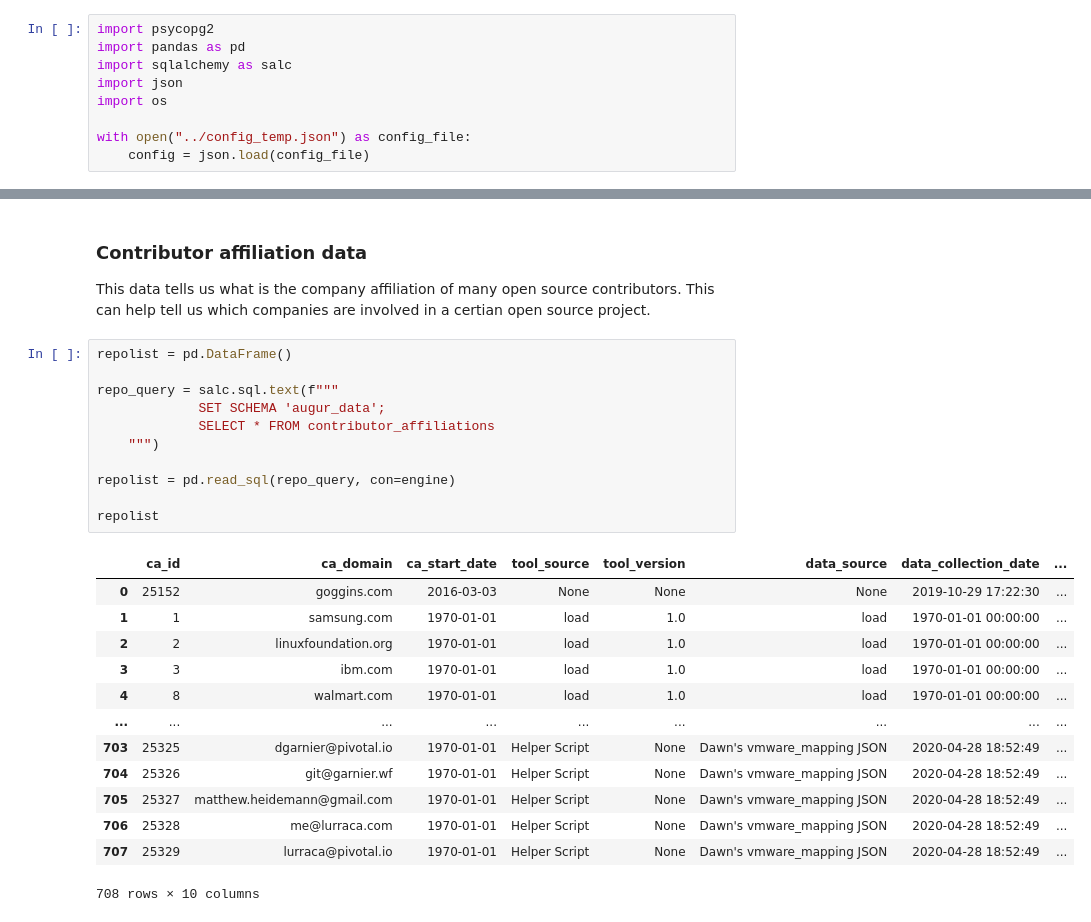
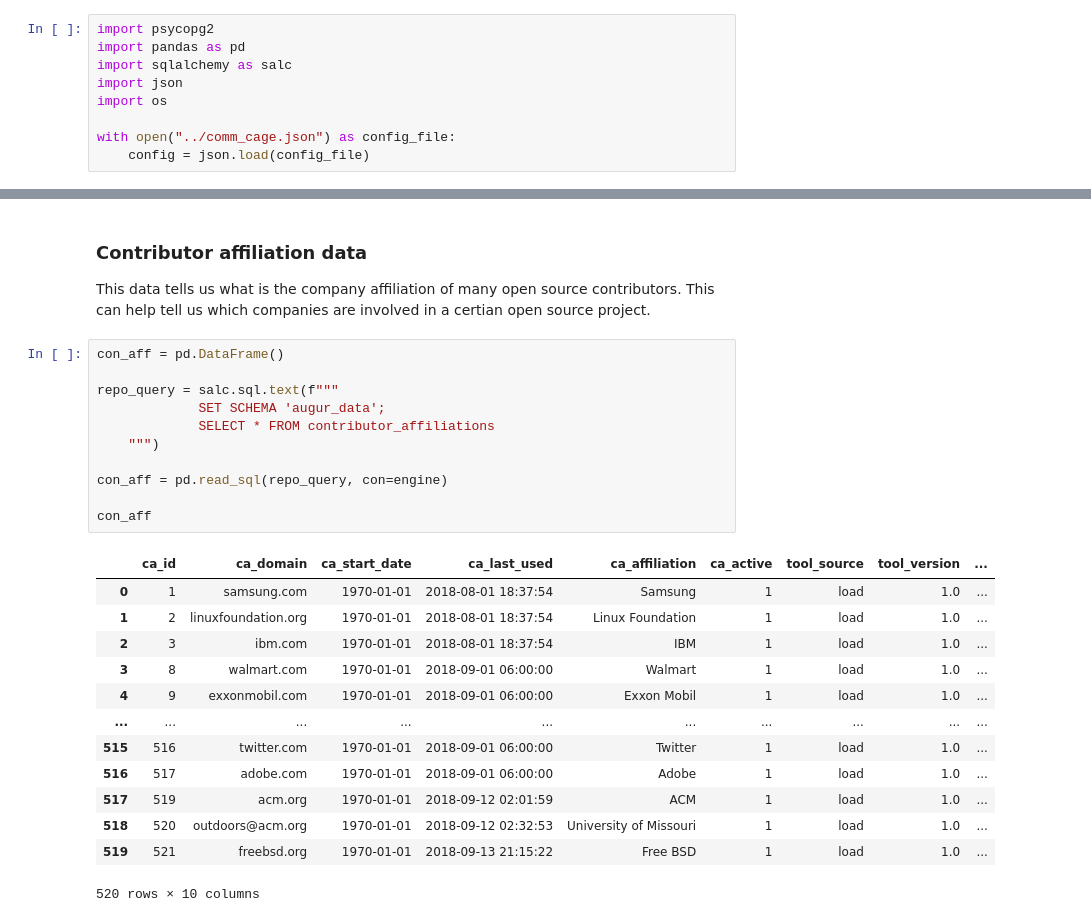
Before and after one commit to oss-aspen/Rappel, a Jupyter notebook: notebooks/START_HERE.ipynb, the cells around one changed output, grey strips where cells are left out. Saved outputs shown, nothing was run; the diff lists cells and outputs as text.

Commit message:
Bot analysis and start_here documentation

```diff
--- a/notebooks/START_HERE.ipynb
+++ b/notebooks/START_HERE.ipynb
@@ -19,7 +19,7 @@ import sqlalchemy as salc
 import json
 import os
 
-with open("../config_temp.json") as config_file:
+with open("../comm_cage.json") as config_file:
     config = json.load(config_file)
 # %%
 database_connection_string = 'postgresql+psycopg2://{}:{}@{}:{}/{}'.format(config['user'], config['password'], config['host'], config['port'], config['database'])
@@ -184,27 +202,27 @@ repolist
 
 This data tells us what is the company affiliation of many open source contributors. This can help tell us which companies are involved in a certian open source project.
 # %%
-repolist = pd.DataFrame()
+con_aff = pd.DataFrame()
 
 repo_query = salc.sql.text(f"""
              SET SCHEMA 'augur_data';
              SELECT * FROM contributor_affiliations
     """)
 
-repolist = pd.read_sql(repo_query, con=engine)
+con_aff = pd.read_sql(repo_query, con=engine)
 
-repolist
+con_aff
 # %% [output]
-|  | ca_id | ca_domain | ca_start_date | tool_source | tool_version | data_source | data_collection_date | ... |
-| 0 | 25152 | goggins.com | 2016-03-03 | None | None | None | 2019-10-29 17:22:30 | ... |
-| 1 | 1 | samsung.com | 1970-01-01 | load | 1.0 | load | 1970-01-01 00:00:00 | ... |
-| 2 | 2 | linuxfoundation.org | 1970-01-01 | load | 1.0 | load | 1970-01-01 00:00:00 | ... |
-| 3 | 3 | ibm.com | 1970-01-01 | load | 1.0 | load | 1970-01-01 00:00:00 | ... |
-| 4 | 8 | walmart.com | 1970-01-01 | load | 1.0 | load | 1970-01-01 00:00:00 | ... |
-| ... | ... | ... | ... | ... | ... | ... | ... | ... |
-| 703 | 25325 | dgarnier@pivotal.io | 1970-01-01 | Helper Script | None | Dawn's vmware_mapping JSON | 2020-04-28 18:52:49 | ... |
-| 704 | 25326 | git@garnier.wf | 1970-01-01 | Helper Script | None | Dawn's vmware_mapping JSON | 2020-04-28 18:52:49 | ... |
-| 705 | 25327 | matthew.heidemann@gmail.com | 1970-01-01 | Helper Script | None | Dawn's vmware_mapping JSON | 2020-04-28 18:52:49 | ... |
-| 706 | 25328 | me@lurraca.com | 1970-01-01 | Helper Script | None | Dawn's vmware_mapping JSON | 2020-04-28 18:52:49 | ... |
-| 707 | 25329 | lurraca@pivotal.io | 1970-01-01 | Helper Script | None | Dawn's vmware_mapping JSON | 2020-04-28 18:52:49 | ... |
+|  | ca_id | ca_domain | ca_start_date | ca_last_used | ca_affiliation | ca_active | tool_source | tool_version | ... |
+| 0 | 1 | samsung.com | 1970-01-01 | 2018-08-01 18:37:54 | Samsung | 1 | load | 1.0 | ... |
+| 1 | 2 | linuxfoundation.org | 1970-01-01 | 2018-08-01 18:37:54 | Linux Foundation | 1 | load | 1.0 | ... |
+| 2 | 3 | ibm.com | 1970-01-01 | 2018-08-01 18:37:54 | IBM | 1 | load | 1.0 | ... |
+| 3 | 8 | walmart.com | 1970-01-01 | 2018-09-01 06:00:00 | Walmart | 1 | load | 1.0 | ... |
+| 4 | 9 | exxonmobil.com | 1970-01-01 | 2018-09-01 06:00:00 | Exxon Mobil | 1 | load | 1.0 | ... |
+| ... | ... | ... | ... | ... | ... | ... | ... | ... | ... |
+| 515 | 516 | twitter.com | 1970-01-01 | 2018-09-01 06:00:00 | Twitter | 1 | load | 1.0 | ... |
+| 516 | 517 | adobe.com | 1970-01-01 | 2018-09-01 06:00:00 | Adobe | 1 | load | 1.0 | ... |
+| 517 | 519 | acm.org | 1970-01-01 | 2018-09-12 02:01:59 | ACM | 1 | load | 1.0 | ... |
+| 518 | 520 | outdoors@acm.org | 1970-01-01 | 2018-09-12 02:32:53 | University of Missouri | 1 | load | 1.0 | ... |
+| 519 | 521 | freebsd.org | 1970-01-01 | 2018-09-13 21:15:22 | Free BSD | 1 | load | 1.0 | ... |
-708 rows × 10 columns
+520 rows × 10 columns
```
Also changed, not shown: parts of 5 cells of this notebook, 2 other files.
